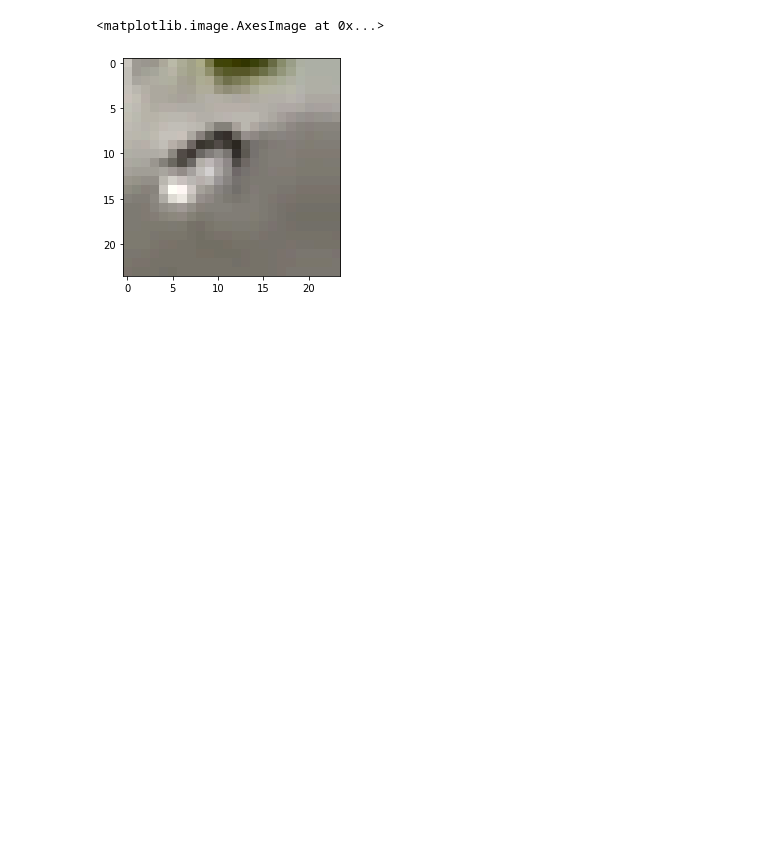
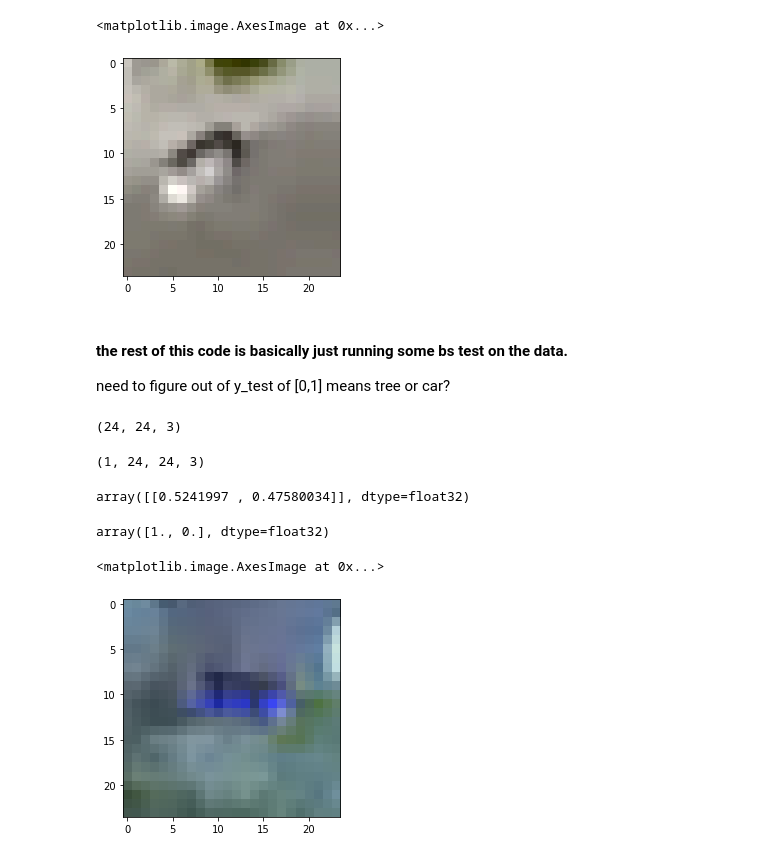
Before and after one commit to joelweber97/Python3_Vehicle_ATR, a Jupyter notebook: imagedatagen_mydata.ipynb, the cells around one changed output. Drawn from its saved outputs; the diff is of its cells as text; code cells hidden in the pictures; blank space fills up the shorter version.

```diff
--- a/imagedatagen_mydata.ipynb
+++ b/imagedatagen_mydata.ipynb
@@ -348,3 +351,31 @@ plt.imshow(im)
 # %% [output]
 <matplotlib.image.AxesImage at 0x...>
 [figure]
+# %% [markdown]
+#### the rest of this code is basically just running some bs test on the data.
+need to figure out of y_test of [0,1] means tree or car?
+# %%
+X_test[0].shape
+# %% [output]
+(24, 24, 3)
+# %%
+testing = X_test[0]
+# %%
+testing = np.expand_dims(testing, axis = 0)
+# %%
+testing.shape
+# %% [output]
+(1, 24, 24, 3)
+# %%
+model.predict(testing)
+# %% [output]
+array([[0.5241997 , 0.47580034]], dtype=float32)
+# %%
+y_test[0]
+# %% [output]
+array([1., 0.], dtype=float32)
+# %%
+plt.imshow(testing[0])
+# %% [output]
+<matplotlib.image.AxesImage at 0x...>
+[figure, added]
```
Also changed, not shown: parts of 14 cells of this notebook.
